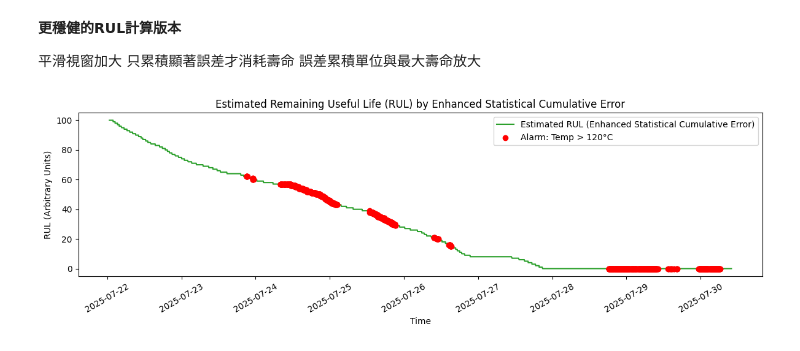
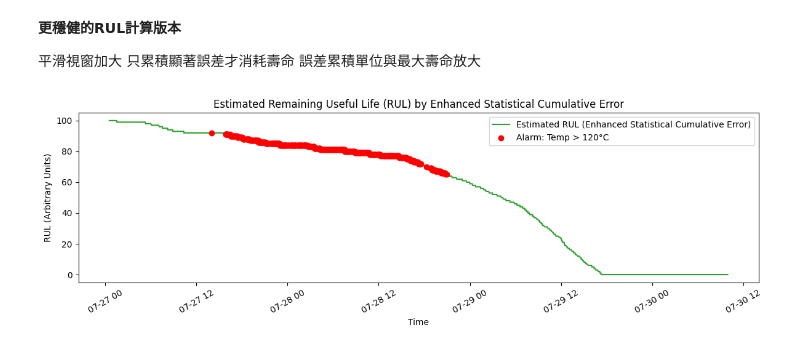
Before and after one commit to RichTsaiFCU/remaining-useful-life-example-SimonSimonHsieh, a Jupyter notebook: phm_longtest_answer.ipynb, the cells around one changed output. Saved outputs shown, nothing was run; the diff lists cells and outputs as text; code cells hidden in the pictures.

```diff
--- a/phm_longtest_answer.ipynb
+++ b/phm_longtest_answer.ipynb
@@ -10,7 +10,7 @@ from datetime import datetime, timedelta  # 處理時間
 import random
 import matplotlib.pyplot as plt
 # 讀取完整數據
-df_loaded = pd.read_csv('equipment_data_with_11days.csv', parse_dates=['Time'])
+df_loaded = pd.read_csv('data/equipment_data_with_11days.csv', parse_dates=['Time'])
 
 # 繪製三感測數據折線圖
 fig, ax1 = plt.subplots(figsize=(12, 6))
@@ -57,7 +57,7 @@ plt.show()
 # %%
 # 依日期分割訓練集與預測集
 train_start = '2025-07-19'
-train_end = '2025-07-22'
+train_end = '2025-07-27'
 
 train_df = sub_df[(sub_df['Time'] >= train_start) & (sub_df['Time'] <= train_end)].copy()
 test_df = sub_df[sub_df['Time'] > train_end].copy()
@@ -115,9 +115,17 @@ X_train_seq.shape, y_train_seq.shape, X_test_seq.shape, y_test_seq.shape
 import tensorflow as tf
 from tensorflow.keras.models import Sequential
 from tensorflow.keras.layers import LSTM, Dense
+from tensorflow.keras.layers import LayerNormalization, Dropout
 
 model = Sequential([
-    LSTM(32, input_shape=(X_train_seq.shape[1], X_train_seq.shape[2]), return_sequences=False),
+    LSTM(64, input_shape=(X_train_seq.shape[1], X_train_seq.shape[2]), return_sequences=True),
+    LayerNormalization(),
+    Dropout(0.3),
+    LSTM(32, return_sequences=False),
+    LayerNormalization(),
+    Dropout(0.3),
+    Dense(128, activation='relu'),
+    Dense(64, activation='relu'),
     Dense(1)
 ])
 model.compile(optimizer='adam', loss='mse')
@@ -330,34 +350,34 @@ error_threshold = 5  # 小於此誤差不計入壽命消耗
 significant_error = np.where(smooth_error > error_threshold, smooth_error, 0)
 
 # 統計型RUL：每累積一定顯著誤差才扣減一次壽命
-error_unit = 500  # 每累積多少顯著誤差才扣減一次壽命
+error_unit = 200  # 每累積多少顯著誤差才扣減一次壽命
 max_rul = 100
 cum_error = np.cumsum(significant_error)
 rul = np.clip(max_rul - (cum_error // error_unit), 0, max_rul)
 
 # 取得對應的時間序列
 rul_time = test_df['Time'].iloc[seq_length:].reset_index(drop=True)
 
 # 溫度警報標記
 alarm_idx = np.where(pred_test_inv.flatten() > threshold)[0]
 
 plt.figure(figsize=(12, 4))
 plt.plot(rul_time, rul, label='Estimated RUL (Enhanced Statistical Cumulative Error)', color='tab:green')
 if len(alarm_idx) > 0:
     plt.scatter(rul_time.iloc[alarm_idx], rul[alarm_idx], color='red', label=f'Alarm: Temp > {threshold}°C', zorder=5)
 plt.title('Estimated Remaining Useful Life (RUL) by Enhanced Statistical Cumulative Error')
 plt.ylabel('RUL (Arbitrary Units)')
 plt.xlabel('Time')
 plt.xticks(rotation=30)
 plt.legend()
 plt.tight_layout()
 plt.show()
 
 if len(alarm_idx) > 0:
     print(f"警報：預測溫度超過120°C，首次發生於 {rul_time.iloc[alarm_idx[0]]}")
 else:
     print("無溫度超標警報。")
 
 print(f"Estimated Remaining Useful Life: {rul[0]:.1f} (起始壽命單位)")
 # %% [output]
-[figure, old version]
+[figure, new version]
```
Also changed, not shown: parts of 11 cells of this notebook.
